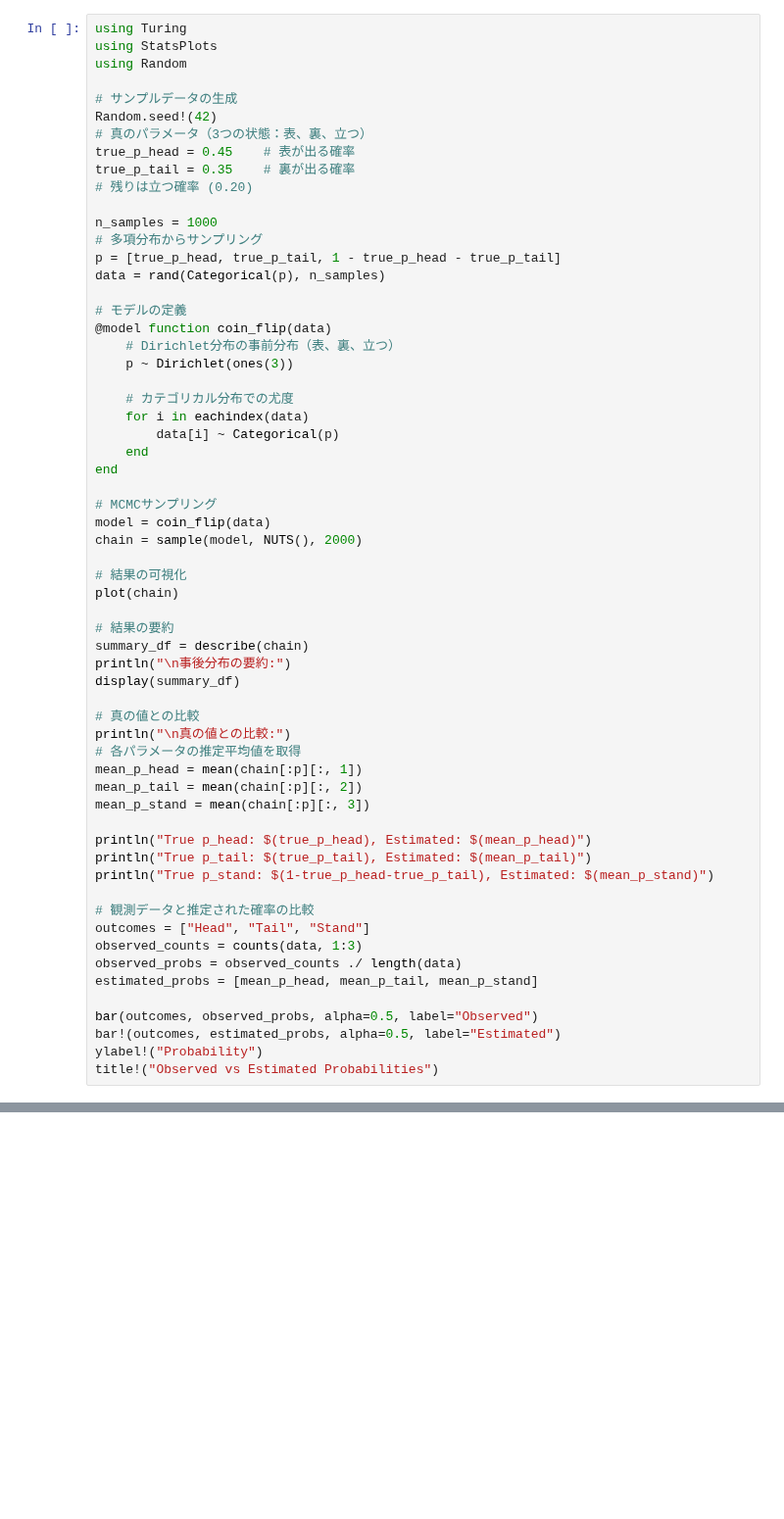
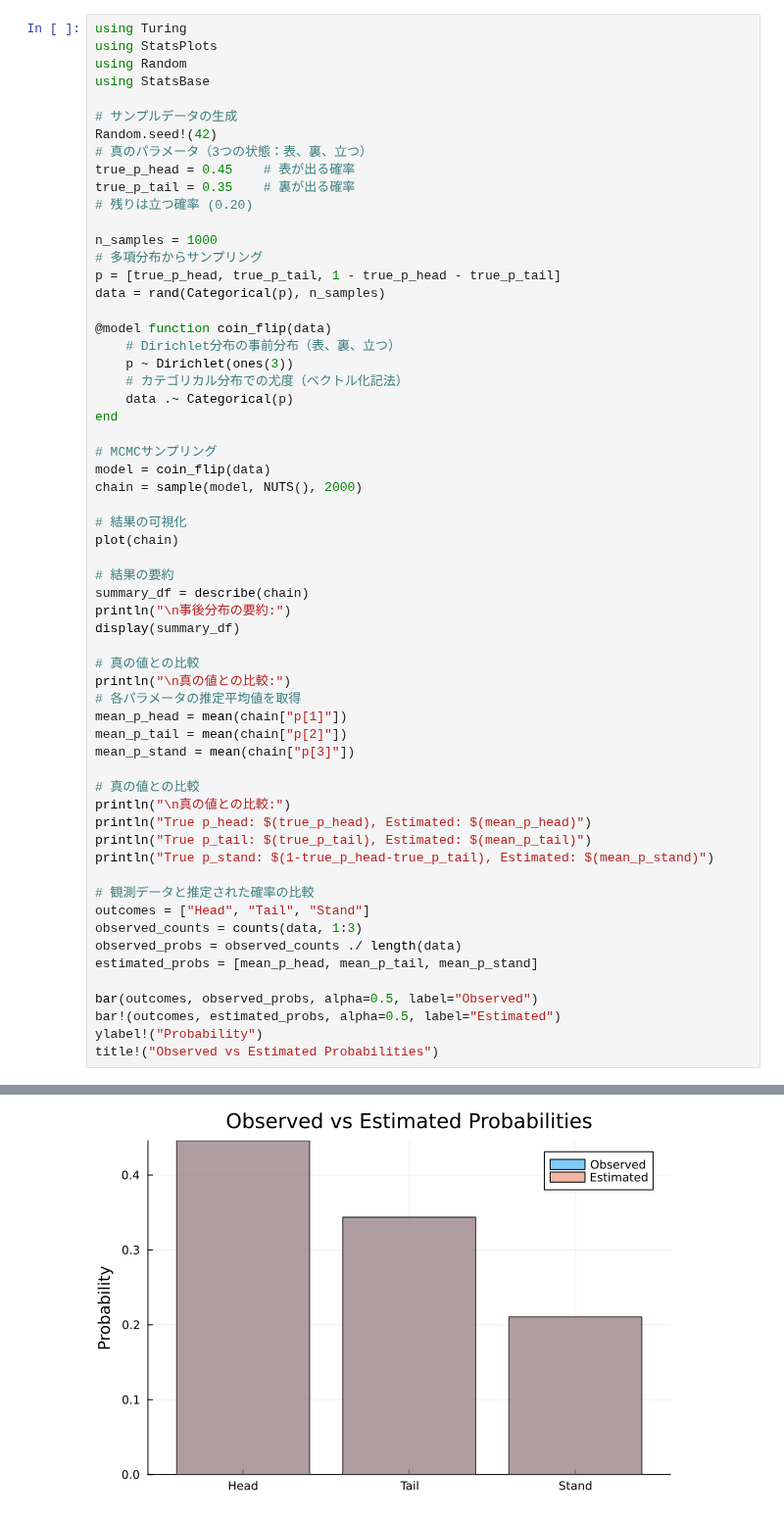
Before and after one commit to tndd/Mymljl, a Jupyter notebook: src/002.ipynb, the cells around one changed output, grey strips where cells are left out. Shown at 98% size. Cells and saved outputs as stored; diff of their text form; blank space fills up the shorter version.

```diff
--- a/src/002.ipynb
+++ b/src/002.ipynb
@@ -2,6 +2,7 @@
 using Turing
 using StatsPlots
 using Random
+using StatsBase
 
 # サンプルデータの生成
 Random.seed!(42)
@@ -15,15 +16,11 @@ n_samples = 1000
 p = [true_p_head, true_p_tail, 1 - true_p_head - true_p_tail]
 data = rand(Categorical(p), n_samples)
 
-# モデルの定義
 @model function coin_flip(data)
     # Dirichlet分布の事前分布（表、裏、立つ）
     p ~ Dirichlet(ones(3))
-
-    # カテゴリカル分布での尤度
-    for i in eachindex(data)
-        data[i] ~ Categorical(p)
-    end
+    # カテゴリカル分布での尤度（ベクトル化記法）
+    data .~ Categorical(p)
 end
 
 # MCMCサンプリング
@@ -41,10 +38,12 @@ display(summary_df)
 # 真の値との比較
 println("\n真の値との比較:")
 # 各パラメータの推定平均値を取得
-mean_p_head = mean(chain[:p][:, 1])
-mean_p_tail = mean(chain[:p][:, 2])
-mean_p_stand = mean(chain[:p][:, 3])
+mean_p_head = mean(chain["p[1]"])
+mean_p_tail = mean(chain["p[2]"])
+mean_p_stand = mean(chain["p[3]"])
 
+# 真の値との比較
+println("\n真の値との比較:")
 println("True p_head: $(true_p_head), Estimated: $(mean_p_head)")
 println("True p_tail: $(true_p_tail), Estimated: $(mean_p_tail)")
 println("True p_stand: $(1-true_p_head-true_p_tail), Estimated: $(mean_p_stand)")
@@ -70,0 +74 @@ LoadError: ArgumentError: index p not found
+[figure, added]
```
Also changed, not shown: parts of 2 cells of this notebook.
